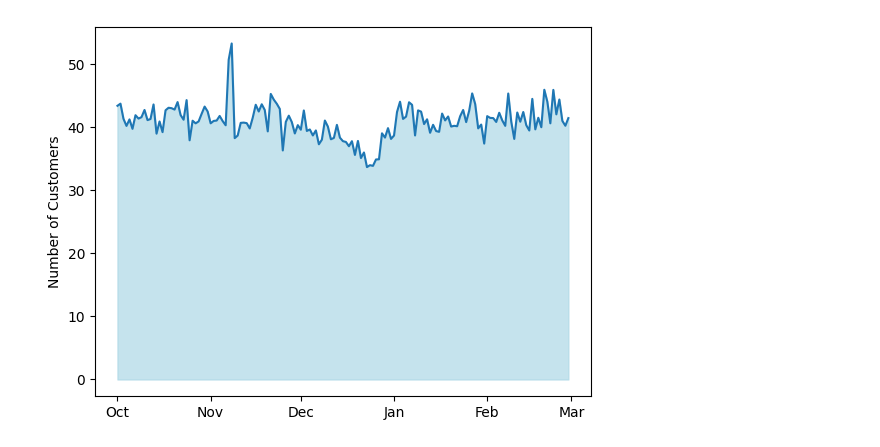
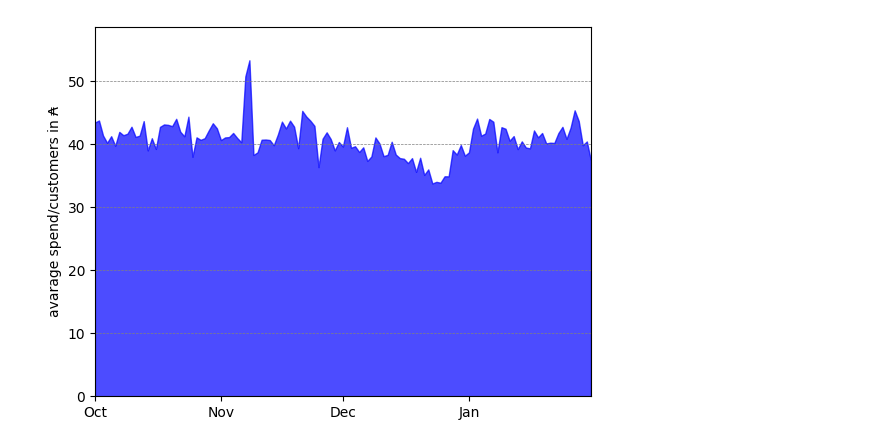
Before and after one commit to lockdoor/piscine_data_science, a Jupyter notebook: myvalume/module02/ex01/chart.ipynb, the cells around one changed output. Saved outputs shown, nothing was run; the diff lists cells and outputs as text; code cells hidden in the pictures.

```diff
--- a/myvalume/module02/ex01/chart.ipynb
+++ b/myvalume/module02/ex01/chart.ipynb
@@ -62,14 +81,11 @@ plt.show()
 # %%
-with conn:
-    with conn.cursor() as cur:
-        sql = """SELECT
-                    event_time::date AS date,
-                    SUM(price),
-                    COUNT(*) AS order,
-                    COUNT(DISTINCT user_id) AS users,
-                    SUM(price) / COUNT(DISTINCT user_id) AS avg
-                FROM customers
-                WHERE event_type='purchase'
-                GROUP BY event_time::date;"""
-        cur.execute(sql)
-        data_3 = cur.fetchall()
+sql = """
+SELECT
+    event_time::date AS date,
+    SUM(price) / COUNT(DISTINCT user_id) AS avg
+FROM customers
+WHERE event_type='purchase'
+GROUP BY event_time::date;
+"""
+df = run_query(sql)
+df.set_index('date', inplace=True)
@@ -78,9 +92,15 @@ df_3 = pd.DataFrame(data_3, columns=['date', 'price', 'orders', 'users', 'avg'])
-# %%
-fig, ax = plt.subplots()
-ax.xaxis.set_major_formatter(mdates.DateFormatter('%b'))
-ax.set_ylabel('Number of Customers')
-ax.fill_between(df_3.index, df_3['avg'], color='lightblue', alpha=0.7)
-ax.plot(df_3.index, df_3['avg'], label='avg')
-plt.show()
-# %% [output]
-[figure, removed]
+# %%
+# plot area chart
+fig, ax = plt.subplots()
+# ax.set_title('Total Sales by Date')
+ax.grid(axis='y', which='major', color='gray', linestyle='--', linewidth=0.5)
+ax.fill_between(df.index, df['avg'], color='blue', alpha=0.7)
+ax.set_ylabel('avarage spend/customers in ₳')
+plt.gca().xaxis.set_major_locator(mdates.MonthLocator())
+plt.gca().xaxis.set_major_formatter(mdates.DateFormatter('%b'))
+# set beginning x, y axis to 0
+ax.set_xlim(df.index[0], df.index[-1])
+ax.set_ylim(0, df['avg'].max() * 1.1)
+plt.show()
+# %% [output]
+[figure, added]
```
Also changed, not shown: parts of 11 cells of this notebook, 11 other files.
